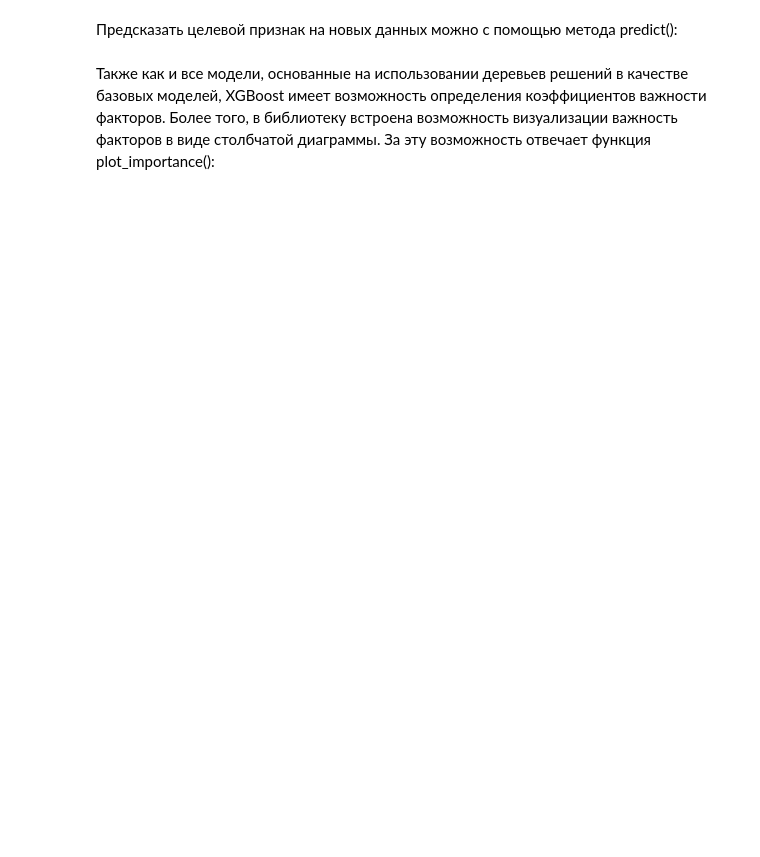
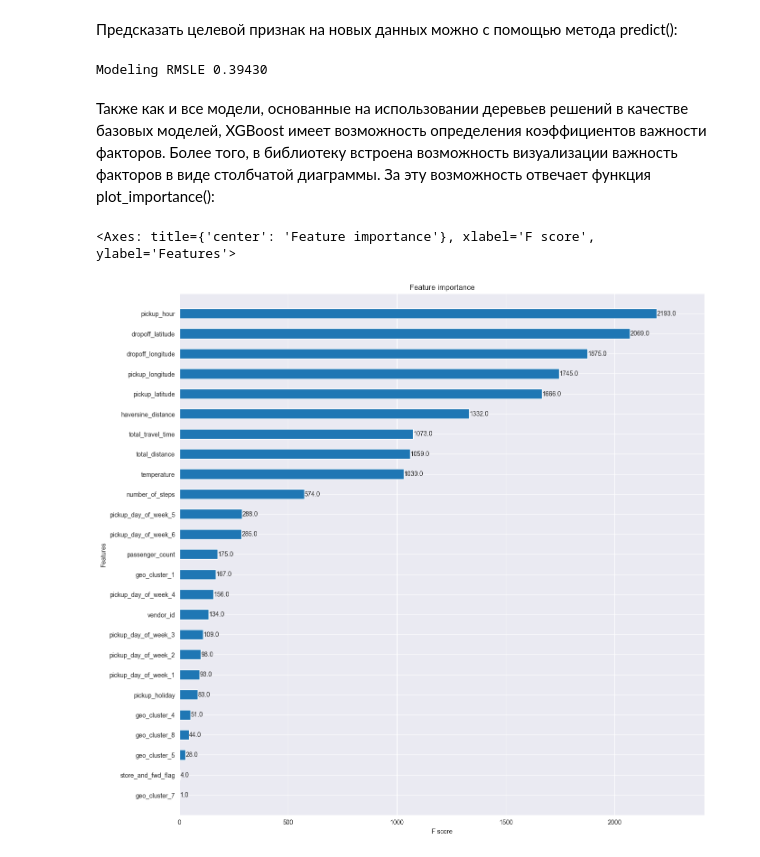
Before and after one commit to johnneon/PP_Team28_Taxi_Trip_Duration, a Jupyter notebook: PP_Team28.ipynb, the cells around one changed output. Drawn from its saved outputs; the diff is of its cells as text; code cells hidden in the pictures; blank space fills up the shorter version.

```diff
--- a/PP_Team28.ipynb
+++ b/PP_Team28.ipynb
@@ -1571,9 +1822,9 @@ import xgboost as xgb
 Перед обучением модели необходимо перевести наборы данных в тип данных xgboost.DMatrix:
 # %%
 # Создание матриц наблюдений в формате DMatrix
-dtrain = xgb.DMatrix(X_train_scaled, label=y_train_log, feature_names=best_features)
-dvalid = xgb.DMatrix(X_valid_scaled, label=y_valid_log, feature_names=best_features)
-dtest = xgb.DMatrix(X_test_scaled, feature_names=best_features)
+dtrain = xgb.DMatrix(X_train, label=y_train_log)
+dvalid = xgb.DMatrix(X_valid, label=y_valid_log)
+dtest = xgb.DMatrix(X_test_scaled_1)
 # %% [markdown]
 Обучение модели XGBoost происходит с помощью метода train, в который необходимо передать параметры модели, набор данных, количество базовых моделей в ансамбле, а также дополнительные параметры:
 # %%
@@ -1585,7 +1836,7 @@ xgb_pars = {'min_child_weight': 20, 'eta': 0.1, 'colsample_bytree': 0.9,
 # Тренировочная и валидационная выборка
 watchlist = [(dtrain, 'train'), (dvalid, 'valid')]
 # Обучаем модель XGBoost
-model = xgb.train(
+model_xgb = xgb.train(
     params=xgb_pars, #гиперпараметры модели
     dtrain=dtrain, #обучающая выборка
     num_boost_round=300, #количество моделей в ансамбле
@@ -1598,10 +1867,15 @@ model = xgb.train(
 Предсказать целевой признак на новых данных можно с помощью метода predict():
 # %%
 #Делаем предсказание на тестовом наборе данных
-y_test_predict = np.exp(model.predict(dtest)) - 1
-print('Modeling RMSLE %.5f' % model.best_score)
+y_test_predict_xgb = np.exp(model_xgb.predict(dtest)) - 1
+print('Modeling RMSLE %.5f' % model_xgb.best_score)
+# %% [output]
+Modeling RMSLE 0.39430
 # %% [markdown]
 Также как и все модели, основанные на использовании деревьев решений в качестве базовых моделей, XGBoost имеет возможность определения коэффициентов важности факторов. Более того, в библиотеку встроена возможность визуализации важность факторов в виде столбчатой диаграммы. За эту возможность отвечает функция plot_importance():
 # %%
 fig, ax = plt.subplots(figsize = (15,15))
-xgb.plot_importance(model, ax = ax, height=0.5)
+xgb.plot_importance(model_xgb, ax = ax, height=0.5)
+# %% [output]
+<Axes: title={'center': 'Feature importance'}, xlabel='F score', ylabel='Features'>
+[figure, added]
```
Also changed, not shown: parts of 51 cells of this notebook.
